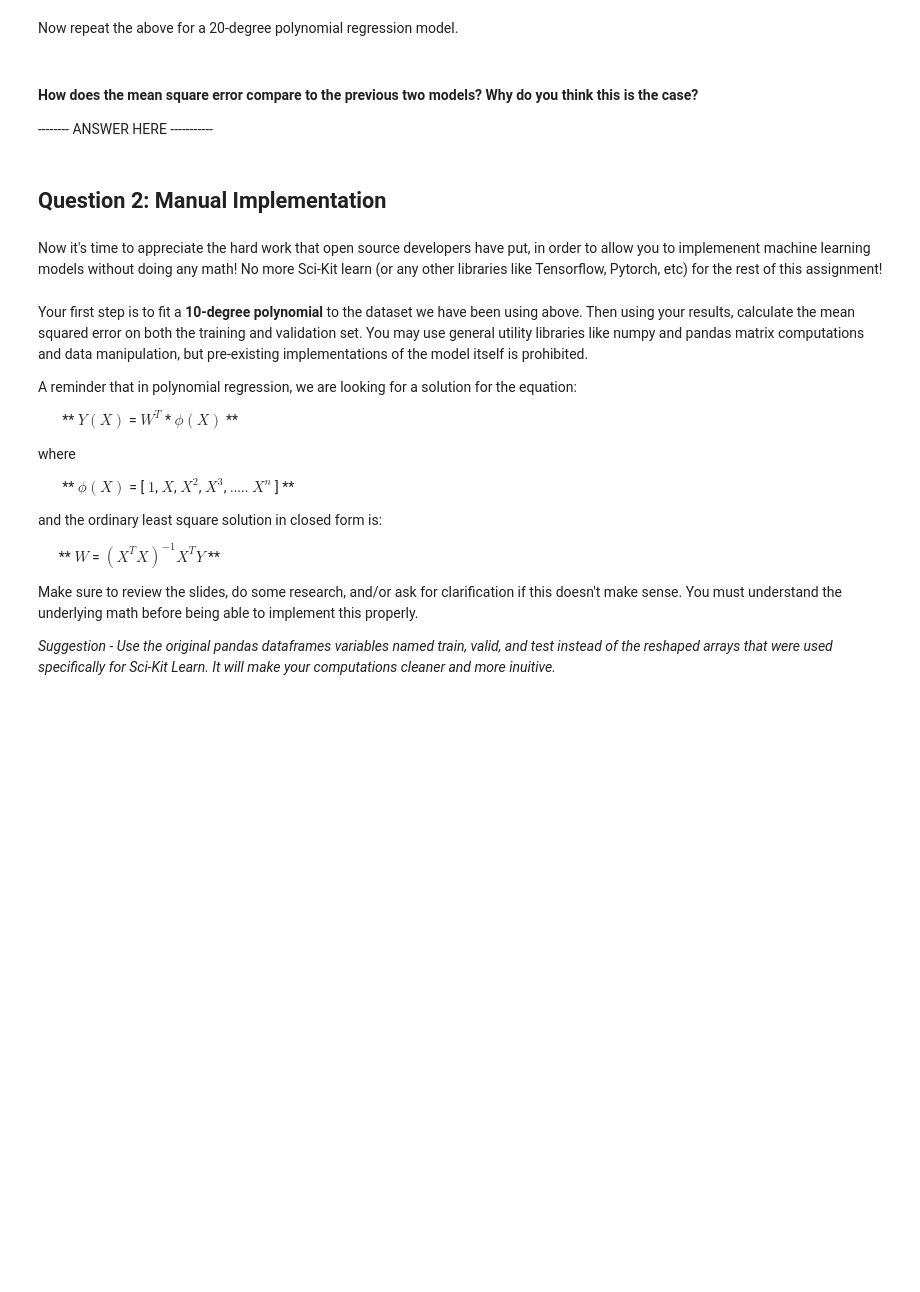
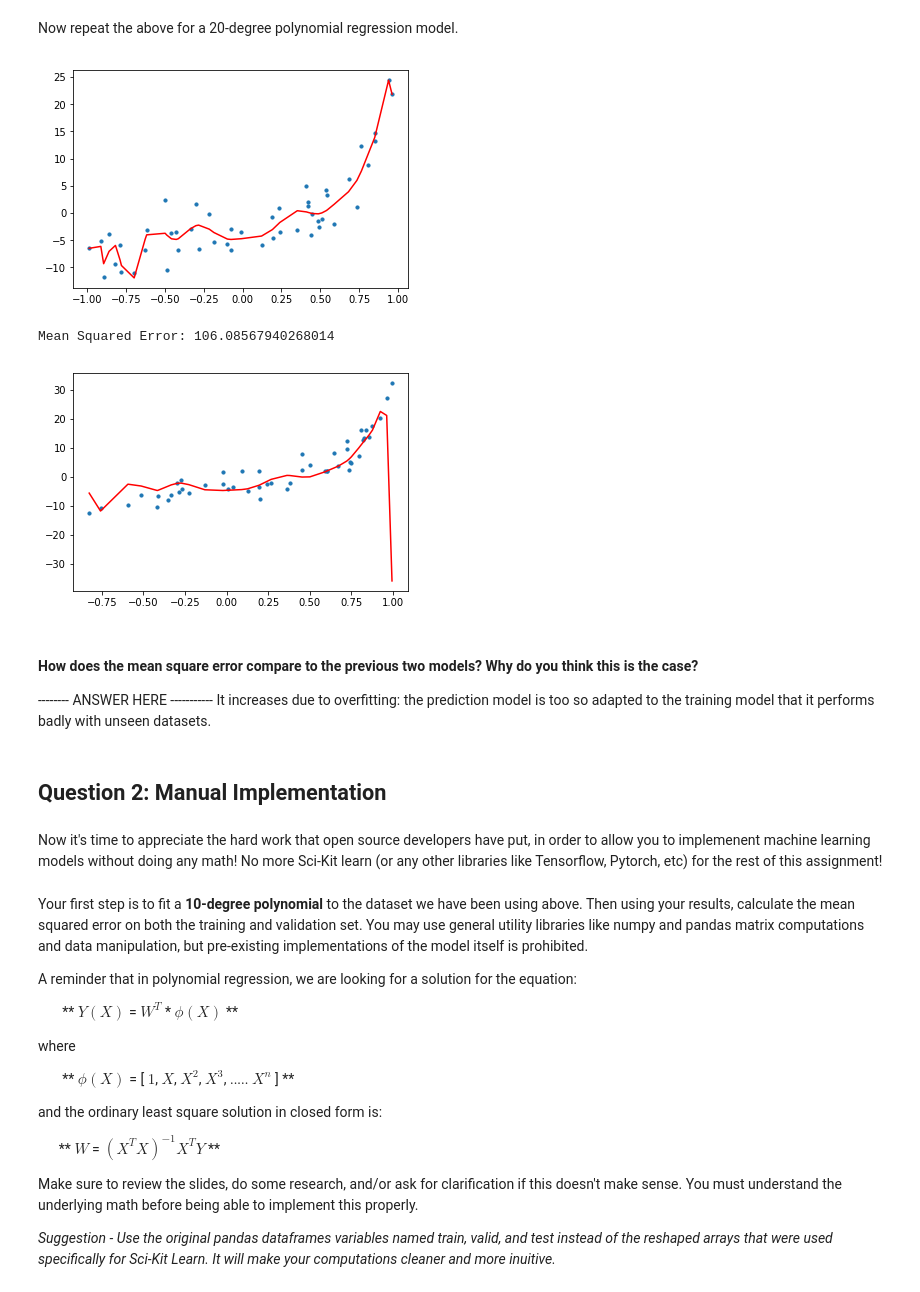
Before and after one commit to McGillAISociety/mais-bootcamp-w2019, a Jupyter notebook: Assignment2/Assignment 2.ipynb, the cells around one changed output. Cells and saved outputs as stored; diff of their text form; code cells hidden in the pictures; blank space fills up the shorter version.

```diff
--- a/Assignment2/Assignment 2.ipynb
+++ b/Assignment2/Assignment 2.ipynb
@@ -136,16 +155,35 @@ Now it is your turn! Following the same format as above, implement a 10-degree p
 Now repeat the above for a 20-degree polynomial regression model.
 # %%
 ### YOUR CODE HERE - Fit a 20-degree polynomial using Sci-Kit Learn
+polynomial_features = PolynomialFeatures(degree=20)
+x_poly = polynomial_features.fit_transform(train_x)
+model = LinearRegression()
+model.fit(x_poly, train_y)
+y_poly_pred = model.predict(x_poly)
 
 ### YOUR CODE HERE - Plot your the curve on the training data set
+plt.scatter(train_x, train_y, s=10)
+plt.plot(train_x, y_poly_pred, color='r')
+plt.show()
 
 ### YOUR CODE HERE - Use model to predict output of validation set
+valid_y_poly_pred = model.predict(polynomial_features.fit_transform(valid_x))
 
 ### YOUR CODE HERE - Calculate the RMSE. Report and plot the curve on the validation set.
+mse = mean_squared_error(valid_y, valid_y_poly_pred)
+print("Mean Squared Error: {}".format(mse))
+plt.scatter(valid_x, valid_y, s=10)
+plt.plot(valid_x, valid_y_poly_pred, color='r')
+plt.show()
+# %% [output]
+[figure, added]
+Mean Squared Error: 106.08567940268014
+[figure, added]
 # %% [markdown]
 #### How does the mean square error compare to the previous two models? Why do you think this is the case?
 
 -------- ANSWER HERE -----------
+It increases due to overfitting: the prediction model is too so adapted to the training model that it performs badly with unseen datasets.
 # %% [markdown]
 ## Question 2: Manual Implementation
 # %% [markdown]
```
Also changed, not shown: parts of 9 cells of this notebook.
